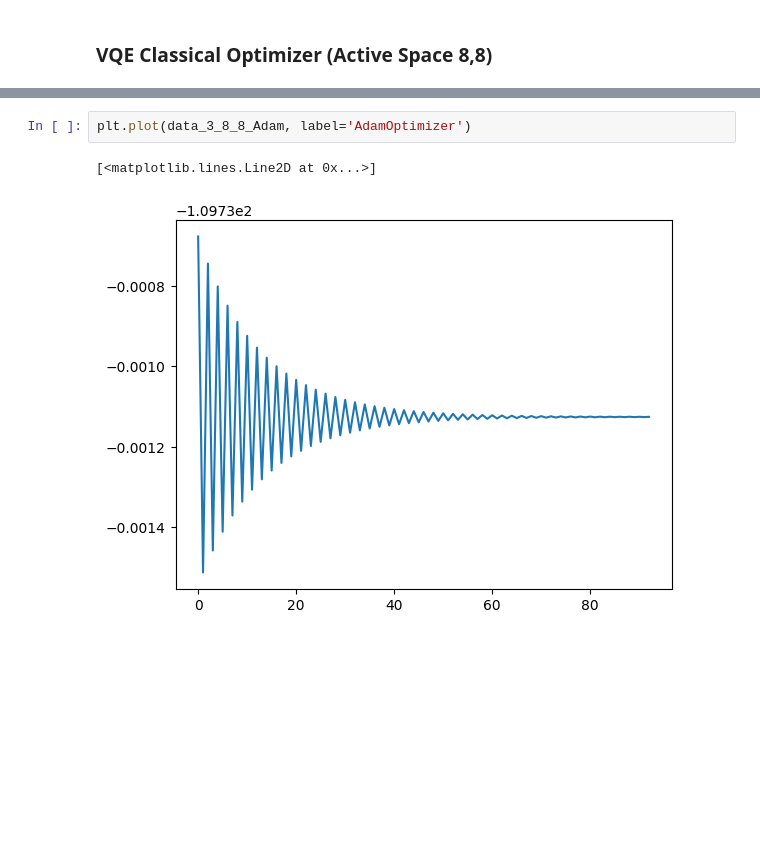
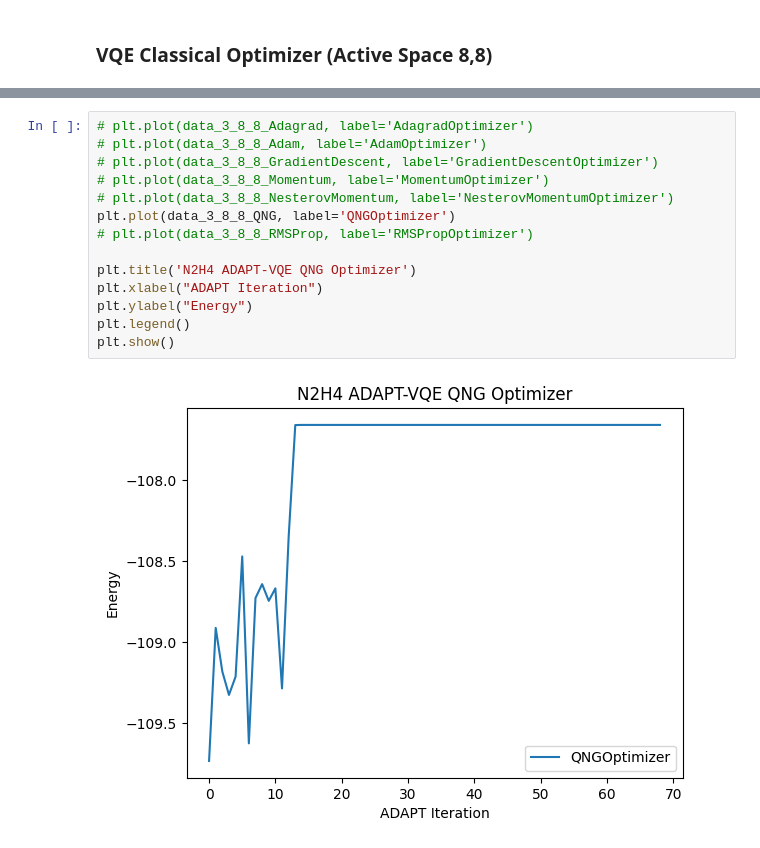
Before and after one commit to azhar-ikhtiarudin/variational-quantum-eigensolver, a Jupyter notebook: PennyLane/N2H4/custom_vqe/data/optimizer/custom_vqe_visualizer.ipynb, the cells around one changed output, grey strips where cells are left out. Cells and saved outputs as stored; diff of their text form; blank space fills up the shorter version.

```diff
--- a/PennyLane/N2H4/custom_vqe/data/optimizer/custom_vqe_visualizer.ipynb
+++ b/PennyLane/N2H4/custom_vqe/data/optimizer/custom_vqe_visualizer.ipynb
@@ -67,5 +69,16 @@ plt.show()
-# %%
-plt.plot(data_3_8_8_Adam, label='AdamOptimizer')
-# %% [output]
-[<matplotlib.lines.Line2D at 0x...>]
-[figure, removed]
+# %%
+# plt.plot(data_3_8_8_Adagrad, label='AdagradOptimizer')
+# plt.plot(data_3_8_8_Adam, label='AdamOptimizer')
+# plt.plot(data_3_8_8_GradientDescent, label='GradientDescentOptimizer')
+# plt.plot(data_3_8_8_Momentum, label='MomentumOptimizer')
+# plt.plot(data_3_8_8_NesterovMomentum, label='NesterovMomentumOptimizer')
+plt.plot(data_3_8_8_QNG, label='QNGOptimizer')
+# plt.plot(data_3_8_8_RMSProp, label='RMSPropOptimizer')
+
+plt.title('N2H4 ADAPT-VQE QNG Optimizer')
+plt.xlabel("ADAPT Iteration")
+plt.ylabel("Energy")
+plt.legend()
+plt.show()
+# %% [output]
+[figure, added]
```
Also changed, not shown: parts of 3 cells of this notebook, 13 other files.
